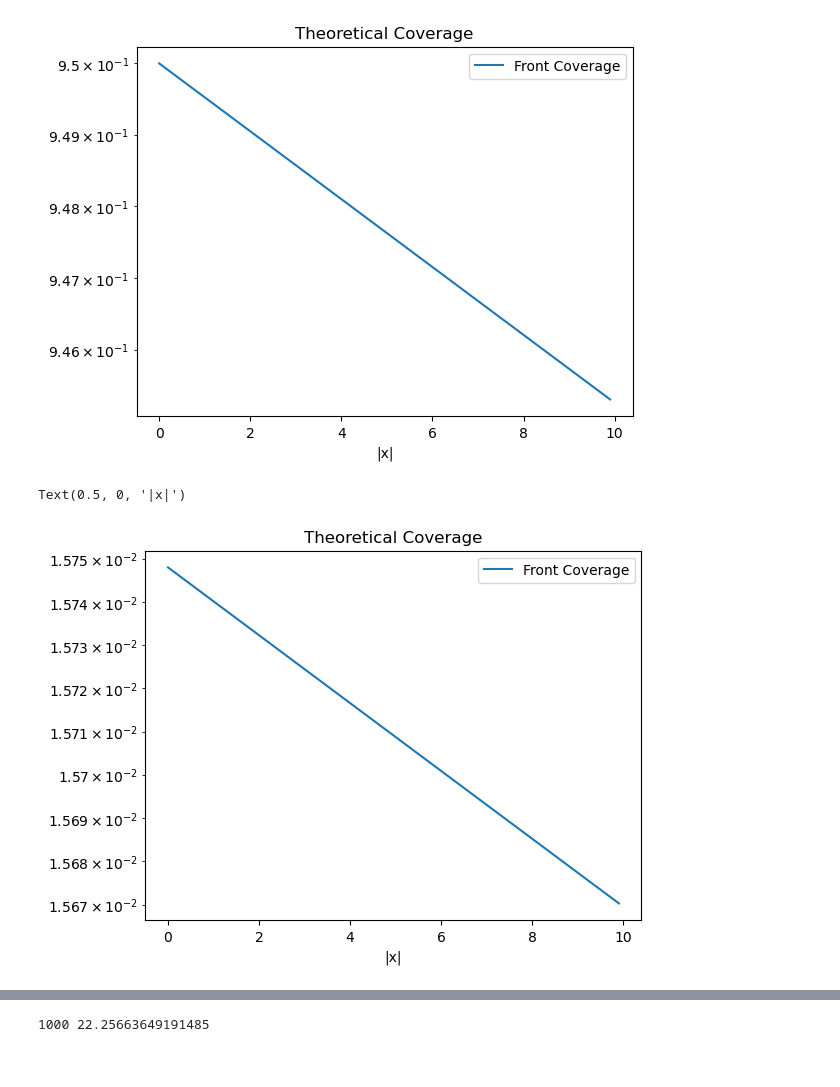
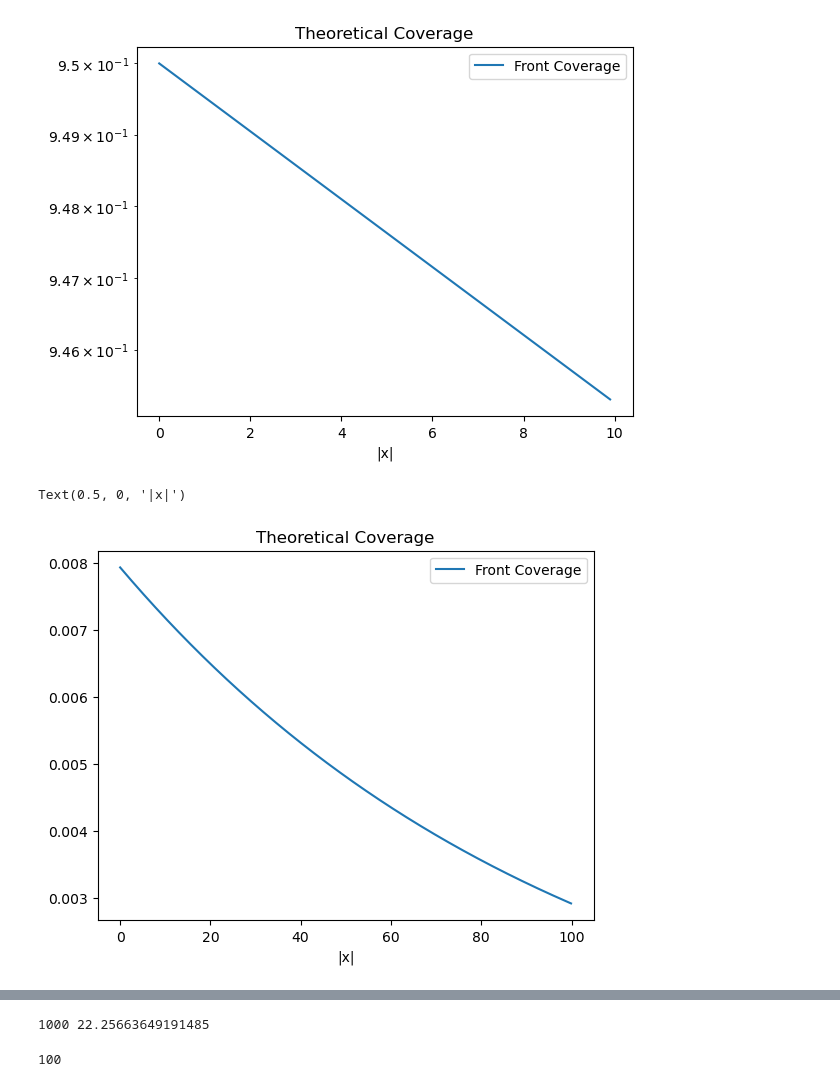
Before and after one commit to zhizhang1445/CRISPR_Sim, a Jupyter notebook: Unittest/spacerFitness.ipynb, the cells around one changed output, grey strips where cells are left out. Drawn from its saved outputs; the diff is of its cells as text; code cells hidden in the pictures.

```diff
--- a/Unittest/spacerFitness.ipynb
+++ b/Unittest/spacerFitness.ipynb
@@ -365,27 +366,27 @@ plt.xlabel(f"|x|")
 Text(0.5, 0, '|x|')
 [figure]
 # %%
-x = np.arange(0, 10, 0.1)
+x = np.arange(0, 100, 0.1)
 def front_coverage2(x):
     M = 10
     Nh = 1E9
     N = 2E6
-    r = 2000
-    v = 25
+    r = 100
+    v = 2.5
     tau = Nh*M/N
 
     A = 1/(1+ (v*tau/r))*np.exp(-1*x/r)
     return A
 
 c_front = front_coverage2(x)
 plt.title("Theoretical Coverage")
 plt.plot(x, c_front, label = "Front Coverage")
 plt.legend()
-plt.yscale("log")
+# plt.yscale("log")
 plt.xlabel(f"|x|")
 # %% [output]
 Text(0.5, 0, '|x|')
-[figure, old version]
+[figure, new version]
 # %%
 params
 # %% [output]
@@ -447,3 +448,7 @@ for p in p_range:
     for d in range(0, Np+1):
         p_shared += binomial_pdf(Np, d, 3/M)*p_3_spacer*(1-alpha(d, params))
     p_3_spacer_range0.append(p_shared)
+# %%
+Np
+# %% [output]
+100
```
Also changed, not shown: parts of 10 cells of this notebook, 3 other files.
